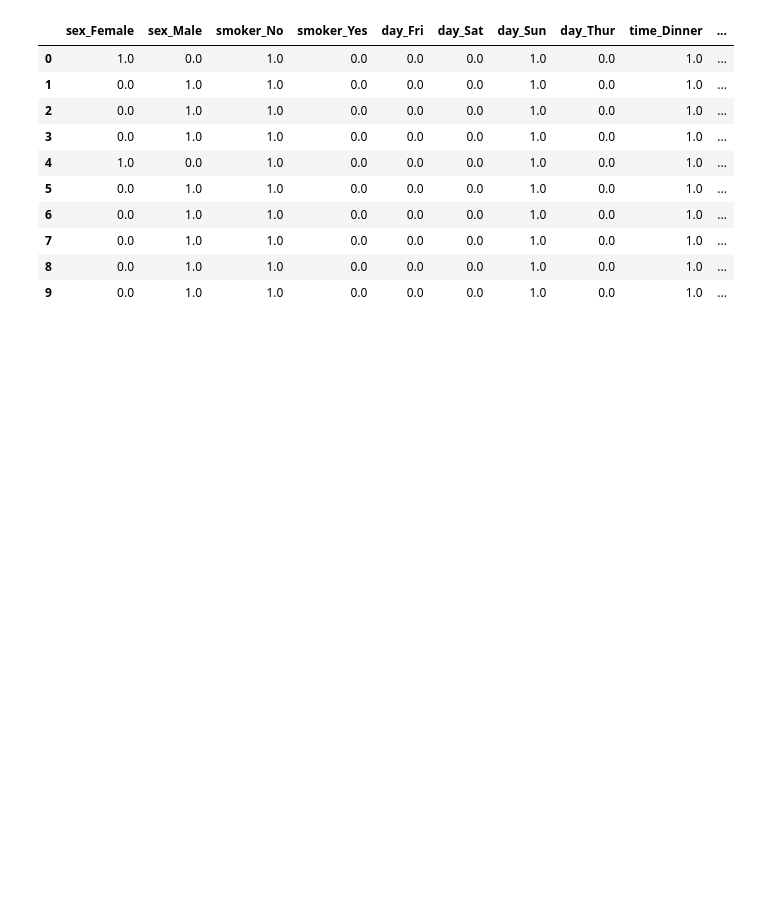
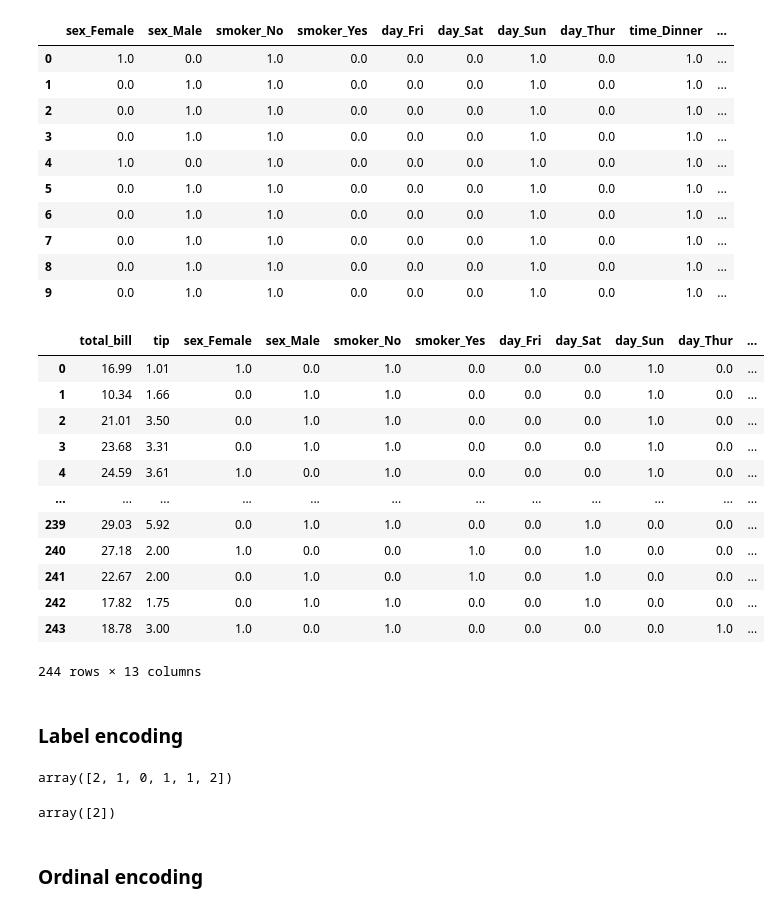
Before and after one commit to soumil-codes/Python-Playground, a Jupyter notebook: Feature-Engineering/5-data_encoding.ipynb, the cells around one changed output. Saved outputs shown, nothing was run; the diff lists cells and outputs as text; code cells hidden in the pictures; blank space fills up the shorter version.

Commit message:
feat: label and ordinal encoding, and wineQT EDA

```diff
--- a/Feature-Engineering/5-data_encoding.ipynb
+++ b/Feature-Engineering/5-data_encoding.ipynb
@@ -162,3 +162,22 @@ tips_encoded_better.head(10)
 | 7 | 0.0 | 1.0 | 1.0 | 0.0 | 0.0 | 0.0 | 1.0 | 0.0 | 1.0 | ... |
 | 8 | 0.0 | 1.0 | 1.0 | 0.0 | 0.0 | 0.0 | 1.0 | 0.0 | 1.0 | ... |
 | 9 | 0.0 | 1.0 | 1.0 | 0.0 | 0.0 | 0.0 | 1.0 | 0.0 | 1.0 | ... |
+# %%
+whole_tips = pd.concat([tips[['total_bill', 'tip']],tips_encoded_better, tips['size']], axis=1)
+whole_tips
+# %% [output]
+|  | total_bill | tip | sex_Female | sex_Male | smoker_No | smoker_Yes | day_Fri | day_Sat | day_Sun | day_Thur | ... |
+| 0 | 16.99 | 1.01 | 1.0 | 0.0 | 1.0 | 0.0 | 0.0 | 0.0 | 1.0 | 0.0 | ... |
+| 1 | 10.34 | 1.66 | 0.0 | 1.0 | 1.0 | 0.0 | 0.0 | 0.0 | 1.0 | 0.0 | ... |
+| 2 | 21.01 | 3.50 | 0.0 | 1.0 | 1.0 | 0.0 | 0.0 | 0.0 | 1.0 | 0.0 | ... |
+| 3 | 23.68 | 3.31 | 0.0 | 1.0 | 1.0 | 0.0 | 0.0 | 0.0 | 1.0 | 0.0 | ... |
+| 4 | 24.59 | 3.61 | 1.0 | 0.0 | 1.0 | 0.0 | 0.0 | 0.0 | 1.0 | 0.0 | ... |
+| ... | ... | ... | ... | ... | ... | ... | ... | ... | ... | ... | ... |
+| 239 | 29.03 | 5.92 | 0.0 | 1.0 | 1.0 | 0.0 | 0.0 | 1.0 | 0.0 | 0.0 | ... |
+| 240 | 27.18 | 2.00 | 1.0 | 0.0 | 0.0 | 1.0 | 0.0 | 1.0 | 0.0 | 0.0 | ... |
+| 241 | 22.67 | 2.00 | 0.0 | 1.0 | 0.0 | 1.0 | 0.0 | 1.0 | 0.0 | 0.0 | ... |
+| 242 | 17.82 | 1.75 | 0.0 | 1.0 | 1.0 | 0.0 | 0.0 | 1.0 | 0.0 | 0.0 | ... |
+| 243 | 18.78 | 3.00 | 1.0 | 0.0 | 1.0 | 0.0 | 0.0 | 0.0 | 0.0 | 1.0 | ... |
+244 rows × 13 columns
+# %% [markdown]
+### Label encoding
@@ -164,0 +187,10 @@ tips_encoded_better.head(10)
+# %%
+lbl_encoder.fit_transform(df[['color']])
+# %% [output]
+array([2, 1, 0, 1, 1, 2])
+# %%
+lbl_encoder.transform([['red']])
+# %% [output]
+array([2])
+# %% [markdown]
+### Ordinal encoding
```
Also changed, not shown: parts of 6 cells of this notebook, 2 other files.
